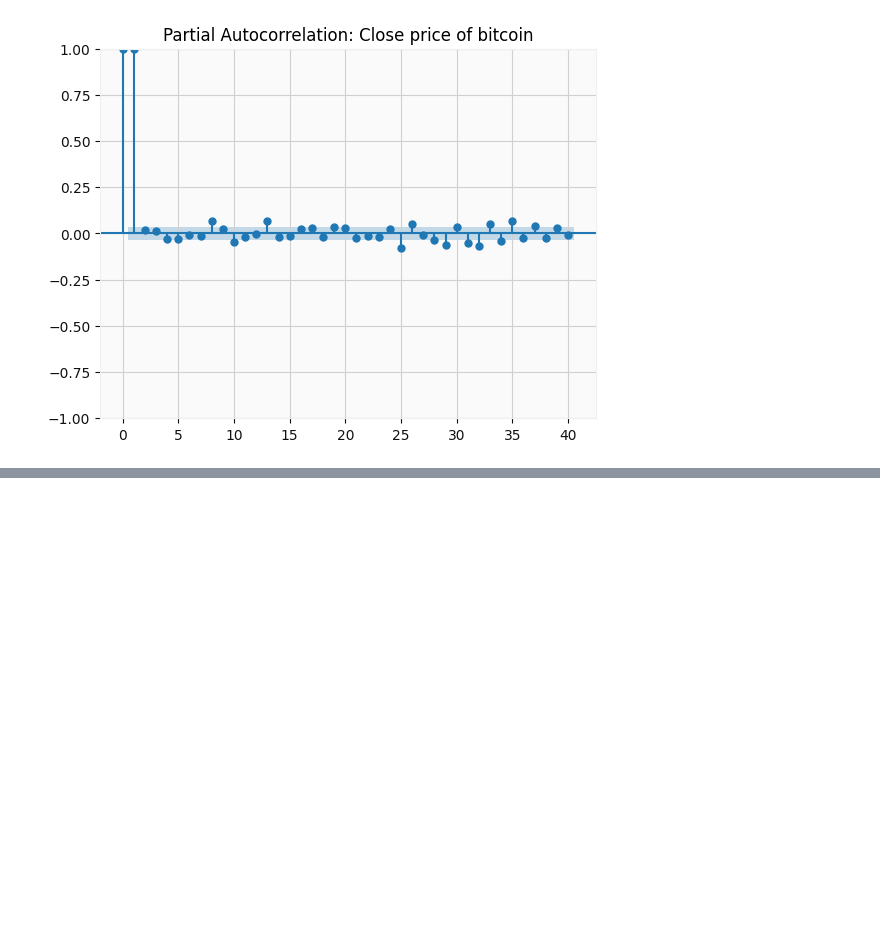
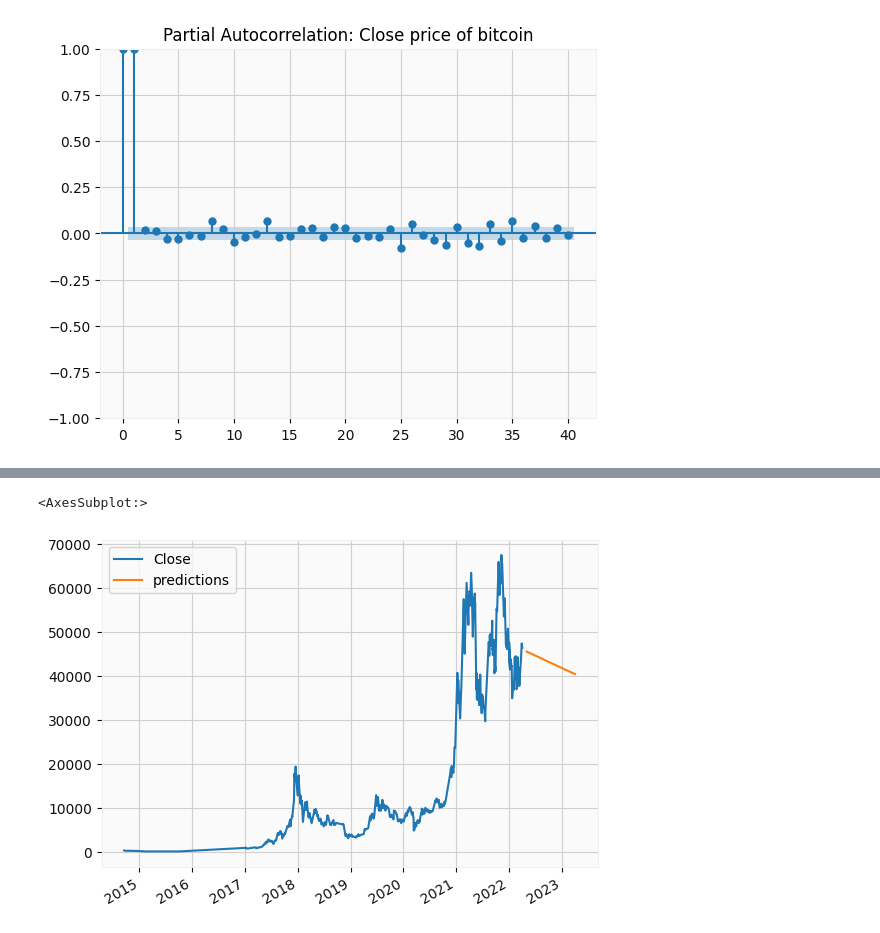
Before and after one commit to buiphamhaiha/Bitcoin-with-arima-arch-garch, a Jupyter notebook: project-bitcoin-with-arima-arch-garch.ipynb, the cells around one changed output, grey strips where cells are left out. Cells and saved outputs as stored; diff of their text form; code cells hidden in the pictures; blank space fills up the shorter version.

```diff
--- a/project-bitcoin-with-arima-arch-garch.ipynb
+++ b/project-bitcoin-with-arima-arch-garch.ipynb
@@ -188,0 +225,5 @@ plot_pacf(df['Close'],title=title,lags=lags);
+# %%
+from pandas.tseries.offsets import DateOffset
+new_dates=[df.index[-1]+DateOffset(months=x) for x in range(1,365)]
+df_pred=pd.DataFrame(index=new_dates,columns =df.columns)
+df_pred.head()
@@ -188,0 +237,9 @@ plot_pacf(df['Close'],title=title,lags=lags);
+# %%
+df2=pd.concat([df,df_pred])
+
+
+df2['predictions']=result.predict(start=2755,end=3120)
+df2[['Close','predictions']].plot()
+# %% [output]
+<AxesSubplot:>
+[figure, added]
```
Also changed, not shown: parts of 6 cells of this notebook.
